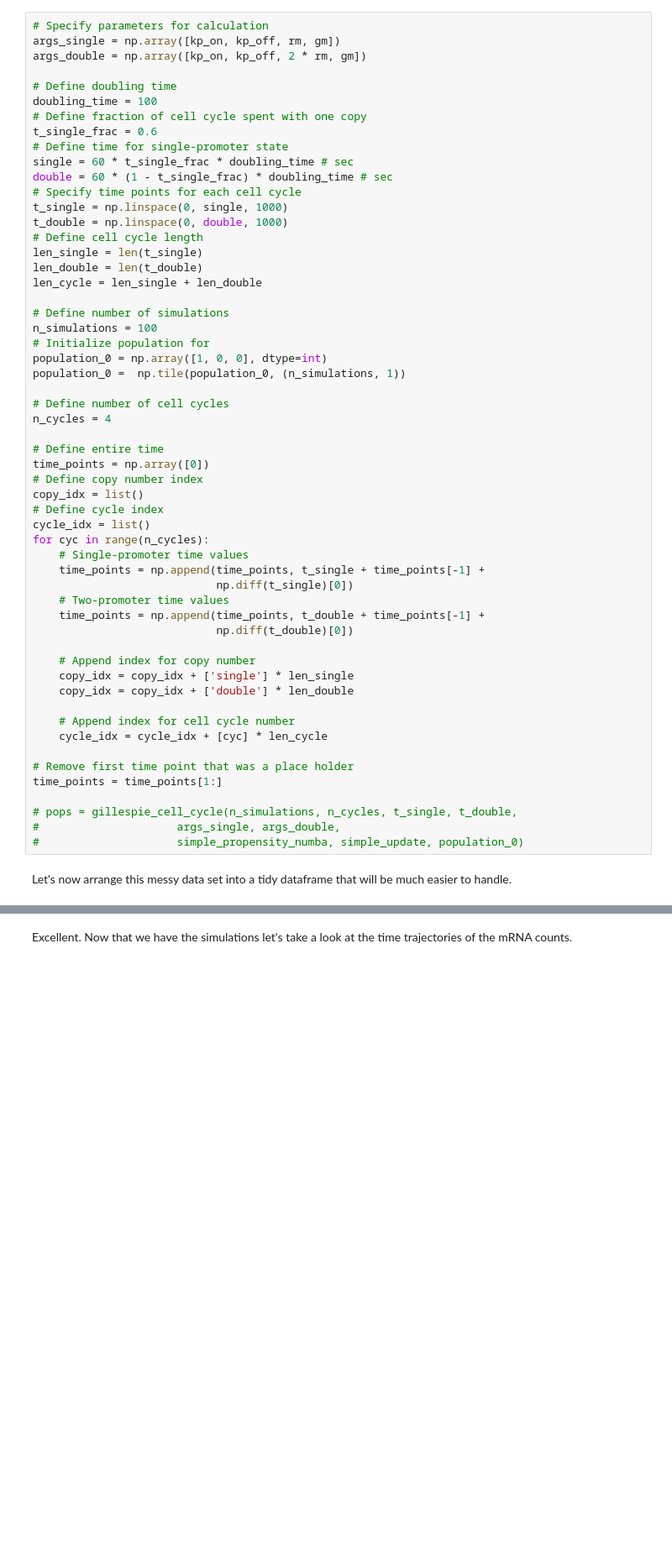
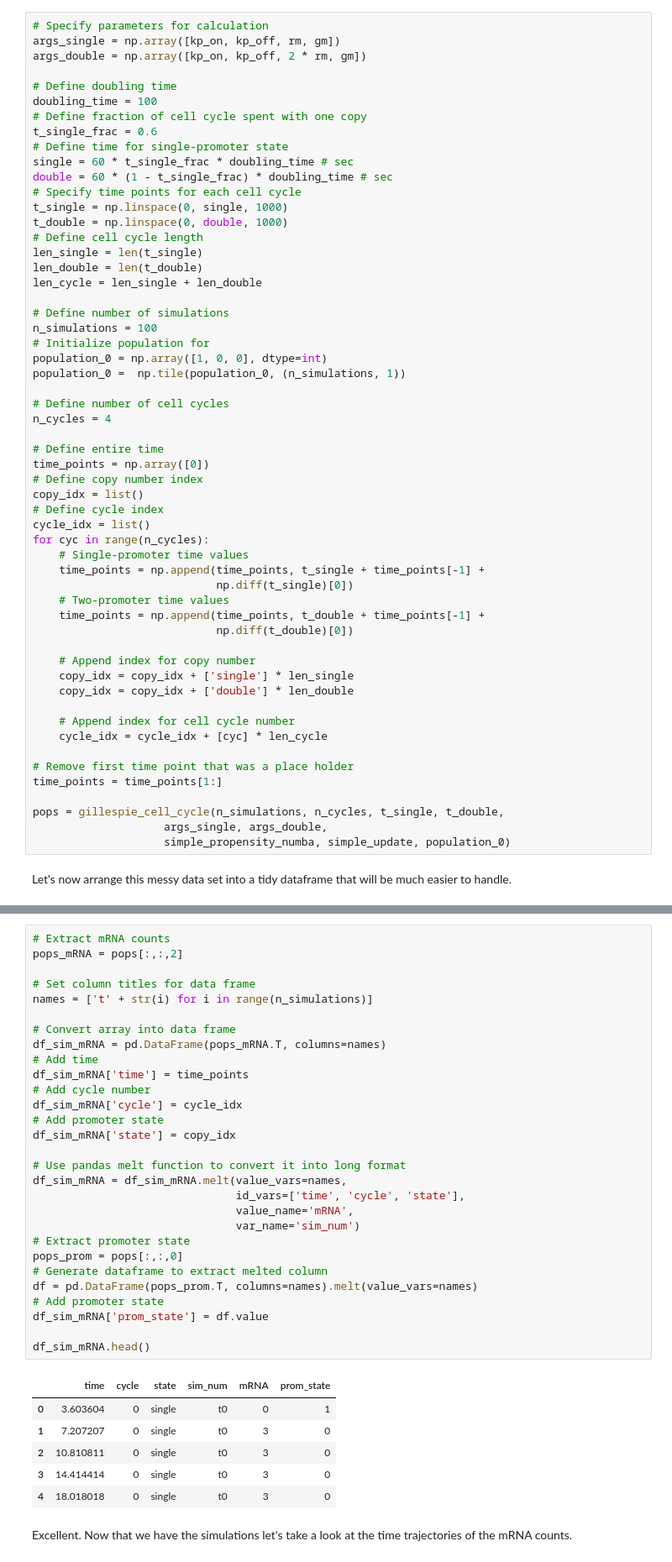
Before and after one commit to RPGroup-PBoC/chann_cap, a Jupyter notebook: src/theory/gillespie_simulation.ipynb, the cells around one changed output, grey strips where cells are left out. Shown at 84% size. Drawn from its saved outputs; the diff is of its cells as text; blank space fills up the shorter version.

Commit message:
use melt rather than a for loop to generate tidy dataframe

```diff
--- a/src/theory/gillespie_simulation.ipynb
+++ b/src/theory/gillespie_simulation.ipynb
@@ -764,8 +764,8 @@ for cyc in range(n_cycles):
 # Remove first time point that was a place holder
 time_points = time_points[1:]
 
-# pops = gillespie_cell_cycle(n_simulations, n_cycles, t_single, t_double,
-#                     args_single, args_double,
-#                     simple_propensity_numba, simple_update, population_0)
+pops = gillespie_cell_cycle(n_simulations, n_cycles, t_single, t_double,
+                    args_single, args_double,
+                    simple_propensity_numba, simple_update, population_0)
 # %% [markdown]
 Let's now arrange this messy data set into a tidy dataframe that will be much easier to handle.
@@ -802,3 +772,39 @@ df_sim_mRNA.head()
+# %%
+# Extract mRNA counts
+pops_mRNA = pops[:,:,2]
+
+# Set column titles for data frame
+names = ['t' + str(i) for i in range(n_simulations)]
+
+# Convert array into data frame
+df_sim_mRNA = pd.DataFrame(pops_mRNA.T, columns=names)
+# Add time
+df_sim_mRNA['time'] = time_points
+# Add cycle number
+df_sim_mRNA['cycle'] = cycle_idx
+# Add promoter state
+df_sim_mRNA['state'] = copy_idx
+
+# Use pandas melt function to convert it into long format
+df_sim_mRNA = df_sim_mRNA.melt(value_vars=names,
+                               id_vars=['time', 'cycle', 'state'],
+                               value_name='mRNA',
+                               var_name='sim_num')
+# Extract promoter state
+pops_prom = pops[:,:,0]
+# Generate dataframe to extract melted column
+df = pd.DataFrame(pops_prom.T, columns=names).melt(value_vars=names)
+# Add promoter state
+df_sim_mRNA['prom_state'] = df.value
+
+df_sim_mRNA.head()
+# %% [output]
+|  | time | cycle | state | sim_num | mRNA | prom_state |
+| 0 | 3.603604 | 0 | single | t0 | 0 | 1 |
+| 1 | 7.207207 | 0 | single | t0 | 3 | 0 |
+| 2 | 10.810811 | 0 | single | t0 | 3 | 0 |
+| 3 | 14.414414 | 0 | single | t0 | 3 | 0 |
+| 4 | 18.018018 | 0 | single | t0 | 3 | 0 |
 # %% [markdown]
 Excellent. Now that we have the simulations let's take a look at the time trajectories of the mRNA counts.
 # %%
```
Also changed, not shown: parts of 5 cells of this notebook.
